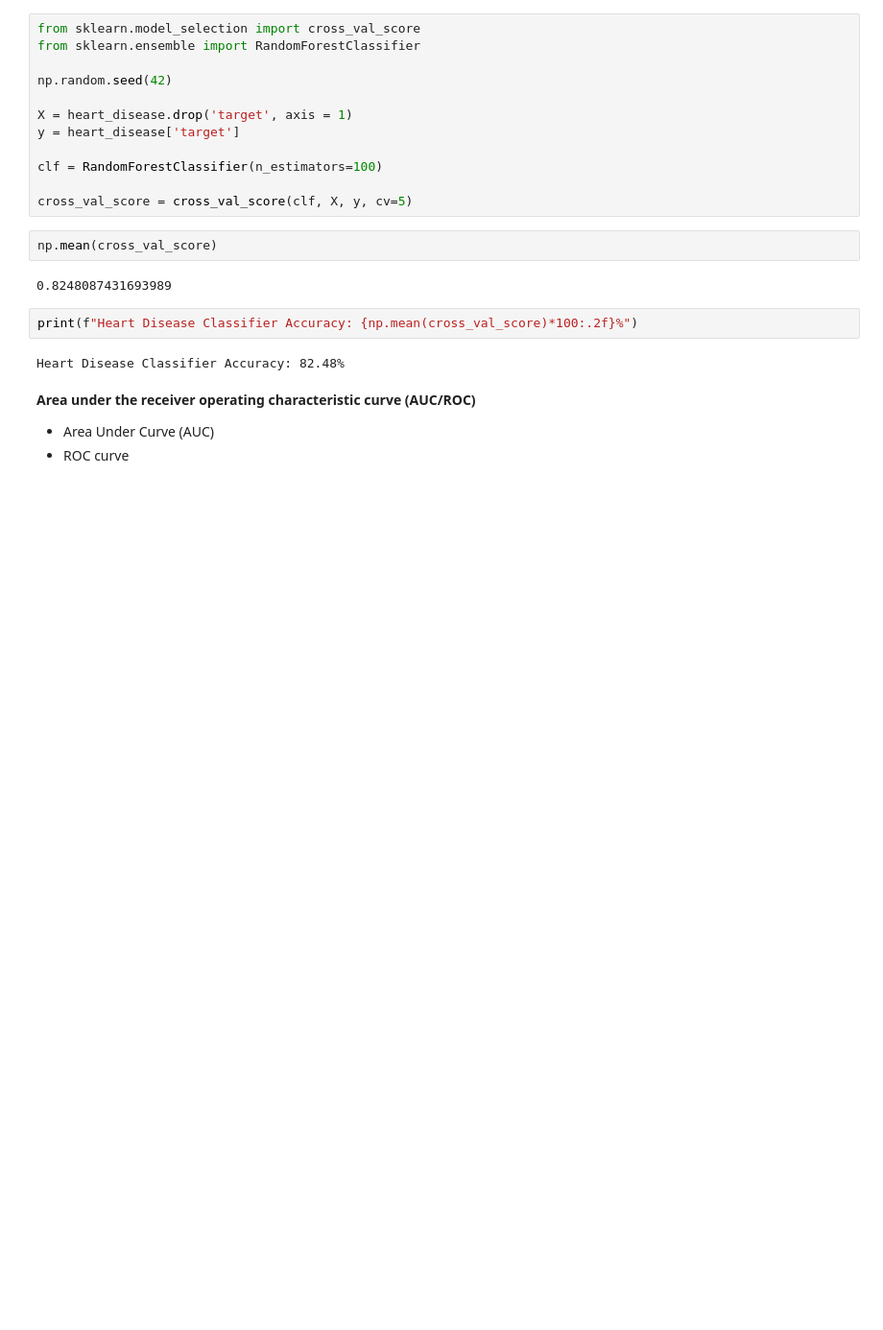
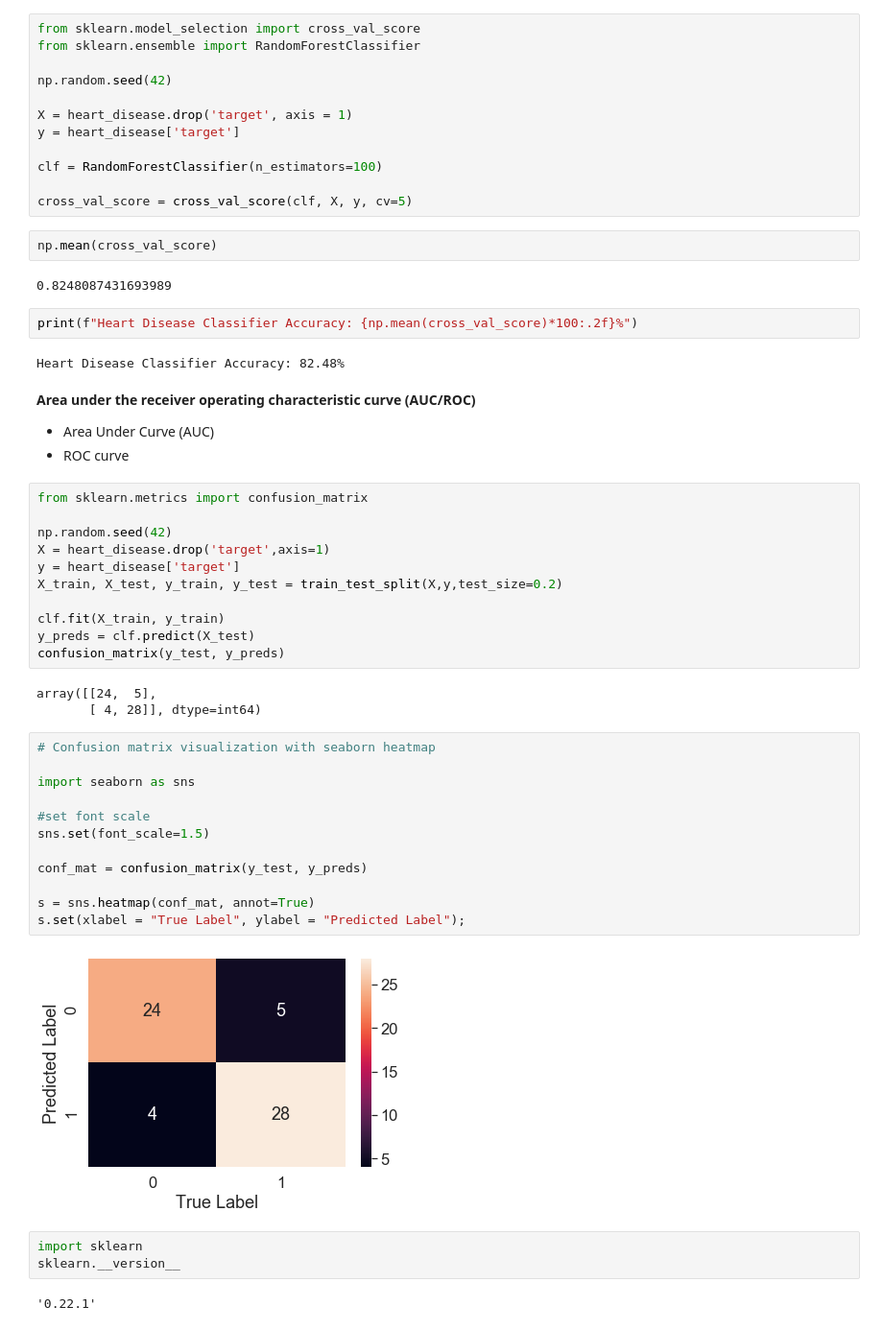
Before and after one commit to faridhuseynov/Udemy_ZTM, a Jupyter notebook: Scikit-learn/Untitled.ipynb, the cells around one changed output. Shown: that part at 96% size. Cells and saved outputs as stored; diff of their text form; blank space fills up the shorter version.

```diff
--- a/Scikit-learn/Untitled.ipynb
+++ b/Scikit-learn/Untitled.ipynb
@@ -510,3 +513,36 @@ Heart Disease Classifier Accuracy: 82.48%
 **Area under the receiver operating characteristic curve (AUC/ROC)**
 * Area Under Curve (AUC)
 * ROC curve
+# %%
+from sklearn.metrics import confusion_matrix
+
+np.random.seed(42)
+X = heart_disease.drop('target',axis=1)
+y = heart_disease['target']
+X_train, X_test, y_train, y_test = train_test_split(X,y,test_size=0.2)
+
+clf.fit(X_train, y_train)
+y_preds = clf.predict(X_test)
+confusion_matrix(y_test, y_preds)
+# %% [output]
+array([[24,  5],
+       [ 4, 28]], dtype=int64)
+# %%
+# Confusion matrix visualization with seaborn heatmap
+
+import seaborn as sns
+
+#set font scale
+sns.set(font_scale=1.5)
+
+conf_mat = confusion_matrix(y_test, y_preds)
+
+s = sns.heatmap(conf_mat, annot=True)
+s.set(xlabel = "True Label", ylabel = "Predicted Label");
+# %% [output]
+[figure, added]
+# %%
+import sklearn
+sklearn.__version__
+# %% [output]
+'0.22.1'
```
Also changed, not shown: parts of 17 cells of this notebook, 1 other file.
